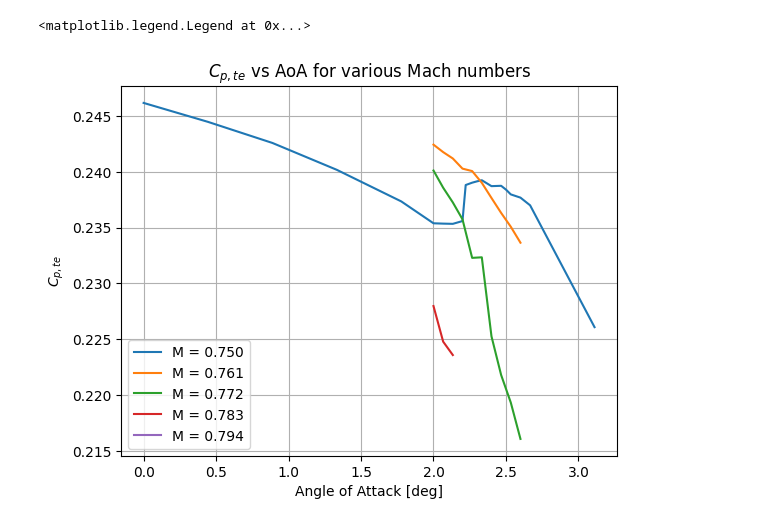
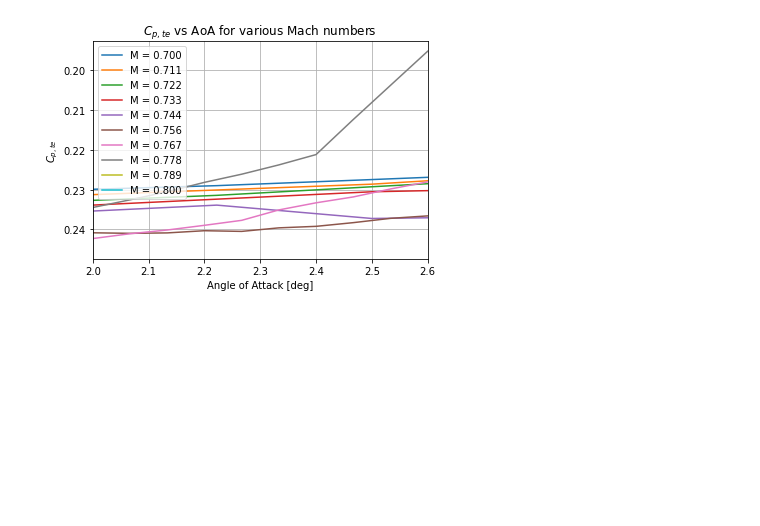
Before and after one commit to lpender3672/MEng-CW, a Jupyter notebook: IIB/4A7/transonic_wing/plot_cpte_vs_alpha.ipynb, the cells around one changed output. Saved outputs shown, nothing was run; the diff lists cells and outputs as text; code cells hidden in the pictures; blank space fills up the shorter version.

```diff
--- a/IIB/4A7/transonic_wing/plot_cpte_vs_alpha.ipynb
+++ b/IIB/4A7/transonic_wing/plot_cpte_vs_alpha.ipynb
@@ -71,7 +71,7 @@ No artists with labels found to put in legend.  Note that artists whose label st
 # %%
 nmach = 10
-alpha = 2.5
-machs = np.linspace(0.7, 0.75, nmach)
+alpha = 2.3
+machs = np.linspace(0.72, 0.77, nmach)
 cs = plt.cm.viridis(np.linspace(0, 1, nalph))
 
 plt.gca().invert_yaxis()
@@ -115,22 +115,28 @@ for m in machs:
     for a in alphas:
         res = App.run(m, a, 10)
 # %%
-
-for m in machs[::2]:
+machs = np.linspace(0.7, 0.8, 10)
+for m in machs:
     als, cps = App.cpte_alpha(m, 10)
 
     plt.plot(als, cps, label=f'M = {m:.3f}')
 
 plt.xlabel('Angle of Attack [deg]')
 plt.ylabel('$C_{p,te}$')
 
+plt.xlim(2, 2.6)
+
+# flip y axis
+plt.gca().invert_yaxis()
+
 plt.title('$C_{p,te}$ vs AoA for various Mach numbers')
 
 plt.grid()
 plt.legend()
+
+plt.savefig('figures/cpte_vs_alpha_machs.png', dpi = 300)
 # %% [output]
-<matplotlib.legend.Legend at 0x...>
-[figure, old version]
+[figure, new version]
 # %%
 alphas = np.linspace(2, 2.6, 10)
 for a in alphas[::2]:
```
Also changed, not shown: parts of 3 cells of this notebook, 5 other files.
